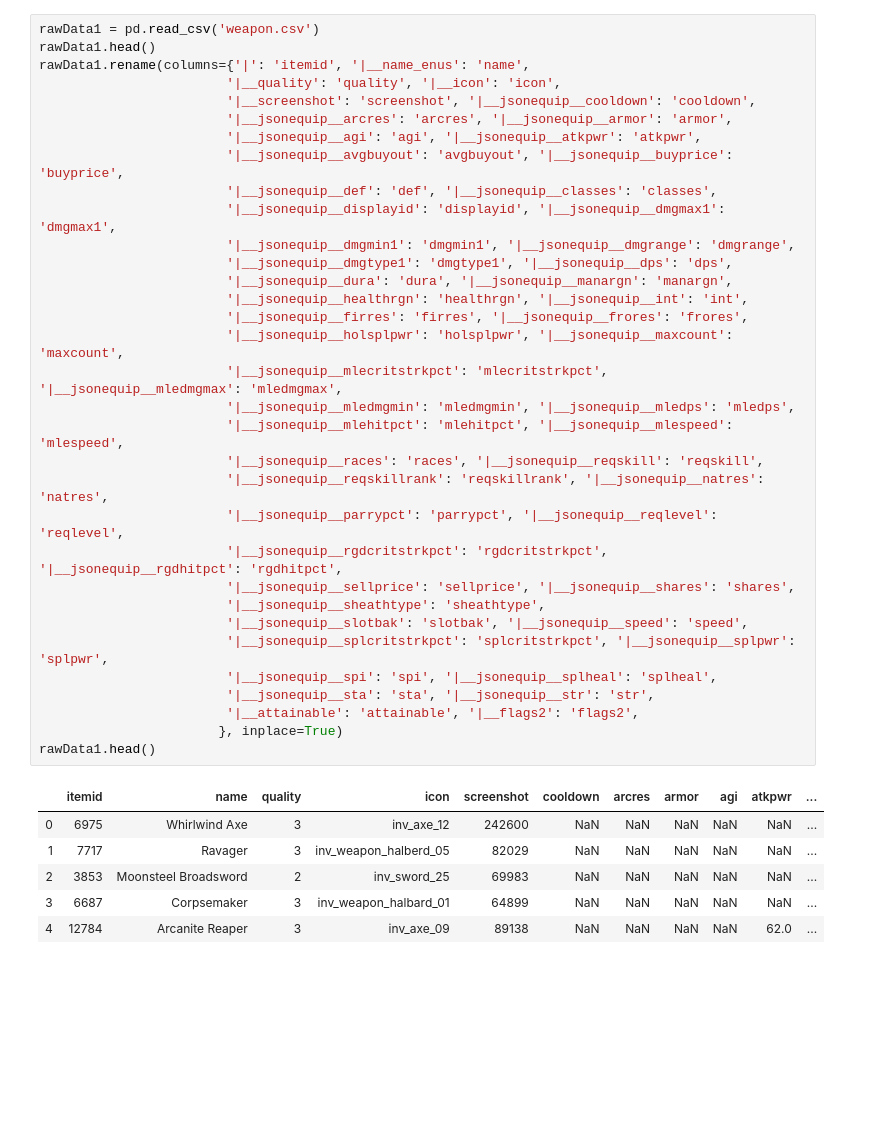
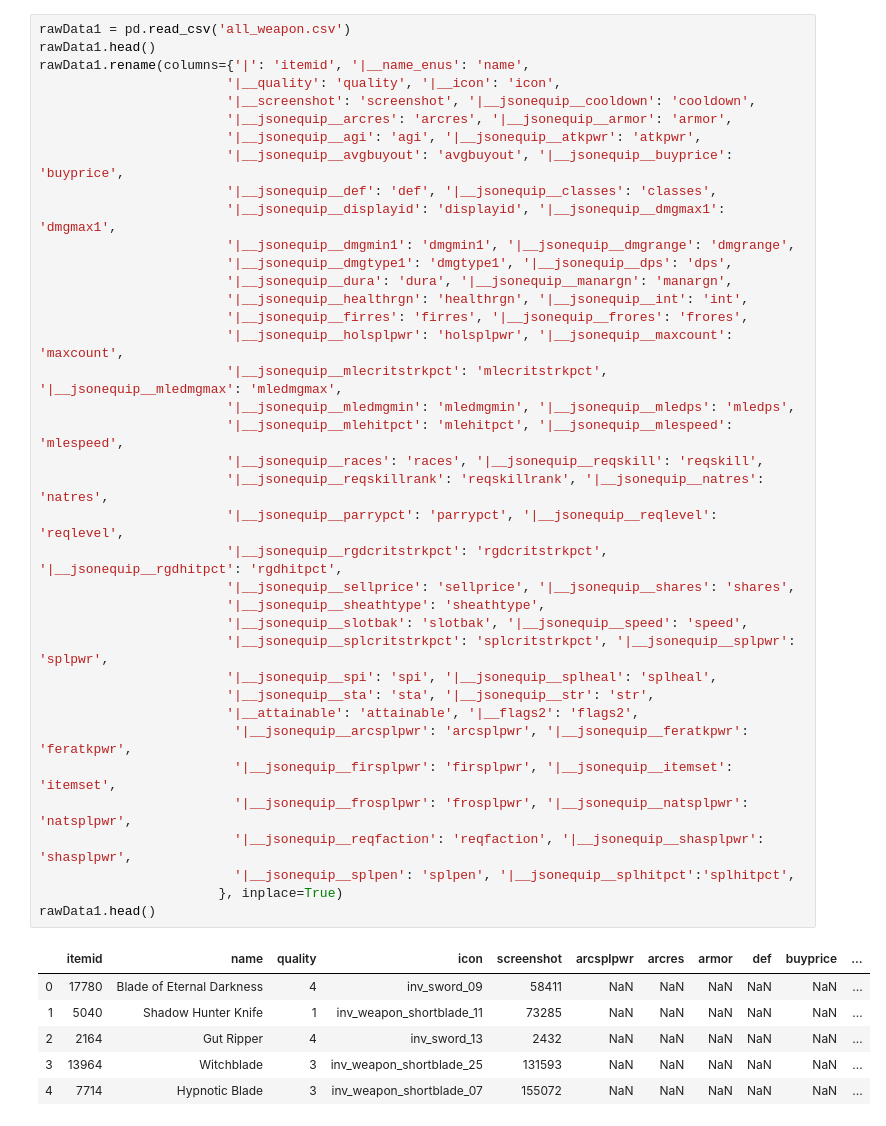
Before and after one commit to sucv/wowdata, a Jupyter notebook: wowDataMining.ipynb, the cells around one changed output. Saved outputs shown, nothing was run; the diff lists cells and outputs as text; blank space fills up the shorter version.

```diff
--- a/wowDataMining.ipynb
+++ b/wowDataMining.ipynb
@@ -13,41 +36,46 @@ sb.set(font_scale = 1.3)
 # %%
-rawData1 = pd.read_csv('weapon.csv')
+rawData1 = pd.read_csv('all_weapon.csv')
 rawData1.head()
 rawData1.rename(columns={'|': 'itemid', '|__name_enus': 'name',
                         '|__quality': 'quality', '|__icon': 'icon',
                         '|__screenshot': 'screenshot', '|__jsonequip__cooldown': 'cooldown',
                         '|__jsonequip__arcres': 'arcres', '|__jsonequip__armor': 'armor',
                         '|__jsonequip__agi': 'agi', '|__jsonequip__atkpwr': 'atkpwr',
                         '|__jsonequip__avgbuyout': 'avgbuyout', '|__jsonequip__buyprice': 'buyprice',
                         '|__jsonequip__def': 'def', '|__jsonequip__classes': 'classes',
                         '|__jsonequip__displayid': 'displayid', '|__jsonequip__dmgmax1': 'dmgmax1',
                         '|__jsonequip__dmgmin1': 'dmgmin1', '|__jsonequip__dmgrange': 'dmgrange',
                         '|__jsonequip__dmgtype1': 'dmgtype1', '|__jsonequip__dps': 'dps',
                         '|__jsonequip__dura': 'dura', '|__jsonequip__manargn': 'manargn',
                         '|__jsonequip__healthrgn': 'healthrgn', '|__jsonequip__int': 'int',
                         '|__jsonequip__firres': 'firres', '|__jsonequip__frores': 'frores',
                         '|__jsonequip__holsplpwr': 'holsplpwr', '|__jsonequip__maxcount': 'maxcount',
                         '|__jsonequip__mlecritstrkpct': 'mlecritstrkpct', '|__jsonequip__mledmgmax': 'mledmgmax',
                         '|__jsonequip__mledmgmin': 'mledmgmin', '|__jsonequip__mledps': 'mledps',
                         '|__jsonequip__mlehitpct': 'mlehitpct', '|__jsonequip__mlespeed': 'mlespeed',
                         '|__jsonequip__races': 'races', '|__jsonequip__reqskill': 'reqskill',
                         '|__jsonequip__reqskillrank': 'reqskillrank', '|__jsonequip__natres': 'natres',
                         '|__jsonequip__parrypct': 'parrypct', '|__jsonequip__reqlevel': 'reqlevel',
                         '|__jsonequip__rgdcritstrkpct': 'rgdcritstrkpct', '|__jsonequip__rgdhitpct': 'rgdhitpct',
                         '|__jsonequip__sellprice': 'sellprice', '|__jsonequip__shares': 'shares',
                         '|__jsonequip__sheathtype': 'sheathtype',
                         '|__jsonequip__slotbak': 'slotbak', '|__jsonequip__speed': 'speed',
                         '|__jsonequip__splcritstrkpct': 'splcritstrkpct', '|__jsonequip__splpwr': 'splpwr',
                         '|__jsonequip__spi': 'spi', '|__jsonequip__splheal': 'splheal',
                         '|__jsonequip__sta': 'sta', '|__jsonequip__str': 'str',
                         '|__attainable': 'attainable', '|__flags2': 'flags2',
+                         '|__jsonequip__arcsplpwr': 'arcsplpwr', '|__jsonequip__feratkpwr': 'feratkpwr',
+                         '|__jsonequip__firsplpwr': 'firsplpwr', '|__jsonequip__itemset': 'itemset',
+                         '|__jsonequip__frosplpwr': 'frosplpwr', '|__jsonequip__natsplpwr': 'natsplpwr',
+                         '|__jsonequip__reqfaction': 'reqfaction', '|__jsonequip__shasplpwr': 'shasplpwr',
+                         '|__jsonequip__splpen': 'splpen', '|__jsonequip__splhitpct':'splhitpct',
                        }, inplace=True)
 rawData1.head()
 # %% [output]
-|  | itemid | name | quality | icon | screenshot | cooldown | arcres | armor | agi | atkpwr | ... |
-| 0 | 6975 | Whirlwind Axe | 3 | inv_axe_12 | 242600 | NaN | NaN | NaN | NaN | NaN | ... |
-| 1 | 7717 | Ravager | 3 | inv_weapon_halberd_05 | 82029 | NaN | NaN | NaN | NaN | NaN | ... |
-| 2 | 3853 | Moonsteel Broadsword | 2 | inv_sword_25 | 69983 | NaN | NaN | NaN | NaN | NaN | ... |
-| 3 | 6687 | Corpsemaker | 3 | inv_weapon_halbard_01 | 64899 | NaN | NaN | NaN | NaN | NaN | ... |
-| 4 | 12784 | Arcanite Reaper | 3 | inv_axe_09 | 89138 | NaN | NaN | NaN | NaN | 62.0 | ... |
+|  | itemid | name | quality | icon | screenshot | arcsplpwr | arcres | armor | def | buyprice | ... |
+| 0 | 17780 | Blade of Eternal Darkness | 4 | inv_sword_09 | 58411 | NaN | NaN | NaN | NaN | NaN | ... |
+| 1 | 5040 | Shadow Hunter Knife | 1 | inv_weapon_shortblade_11 | 73285 | NaN | NaN | NaN | NaN | NaN | ... |
+| 2 | 2164 | Gut Ripper | 4 | inv_sword_13 | 2432 | NaN | NaN | NaN | NaN | NaN | ... |
+| 3 | 13964 | Witchblade | 3 | inv_weapon_shortblade_25 | 131593 | NaN | NaN | NaN | NaN | NaN | ... |
+| 4 | 7714 | Hypnotic Blade | 3 | inv_weapon_shortblade_07 | 155072 | NaN | NaN | NaN | NaN | NaN | ... |
 # %%
```
Also changed, not shown: parts of 31 cells of this notebook, 16 other files.
